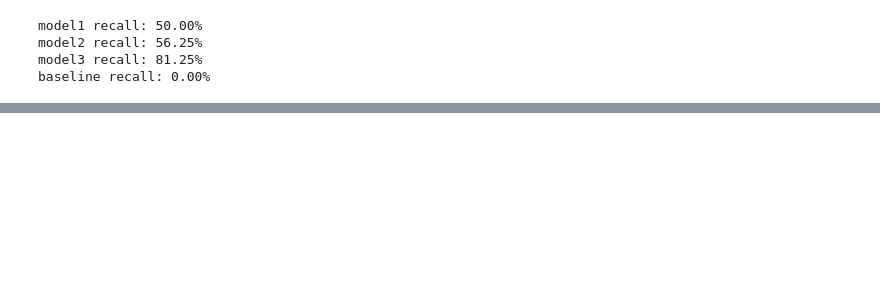
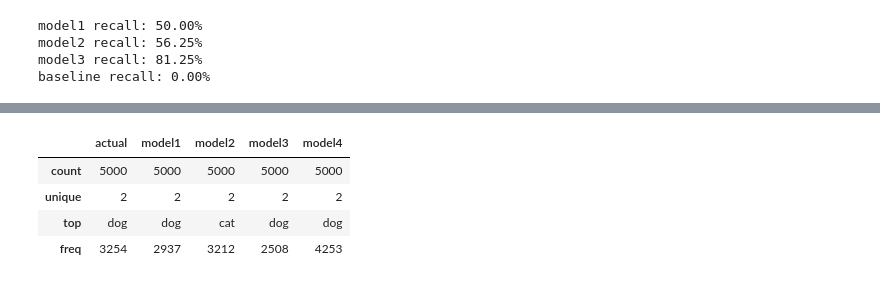
Before and after one commit to brianclements03/classification-exercises, a Jupyter notebook: model_evaluation.ipynb, the cells around one changed output, grey strips where cells are left out. Saved outputs shown, nothing was run; the diff lists cells and outputs as text; code cells hidden in the pictures; blank space fills up the shorter version.

```diff
--- a/model_evaluation.ipynb
+++ b/model_evaluation.ipynb
@@ -165,0 +261,8 @@ subset_baseline = c3[c3.baseline_prediction == 'Defect']
+# %%
+paws.describe()
+# %% [output]
+|  | actual | model1 | model2 | model3 | model4 |
+| count | 5000 | 5000 | 5000 | 5000 | 5000 |
+| unique | 2 | 2 | 2 | 2 | 2 |
+| top | dog | dog | cat | dog | dog |
+| freq | 3254 | 2937 | 3212 | 2508 | 4253 |
```
Also changed, not shown: parts of 28 cells of this notebook, 1 other file.
